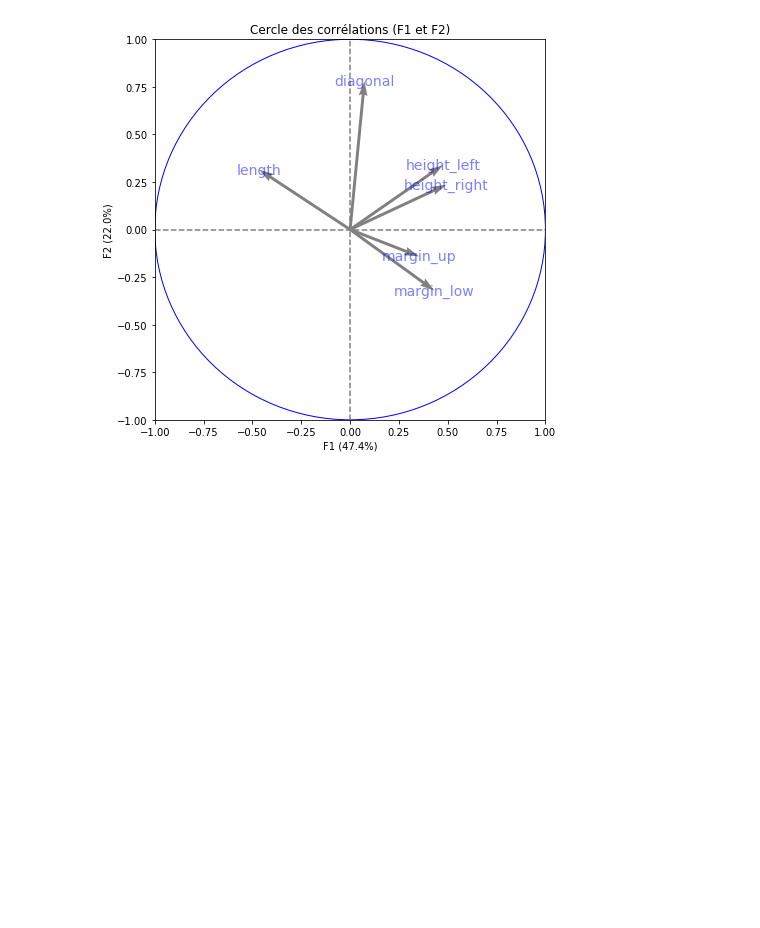
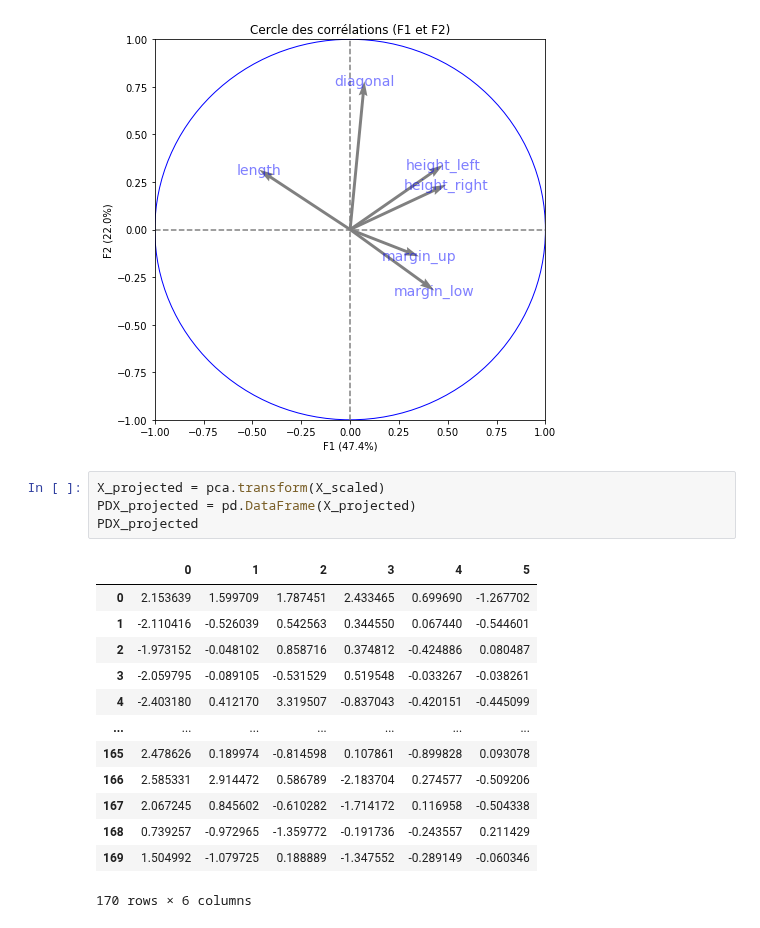
Before and after one commit to Sh4mSh4m/OCR_DA_proj6, a Jupyter notebook: Projet 6.ipynb, the cells around one changed output. Saved outputs shown, nothing was run; the diff lists cells and outputs as text; blank space fills up the shorter version.

```diff
--- a/Projet 6.ipynb
+++ b/Projet 6.ipynb
@@ -124,4 +188,22 @@ display_circles(pcs,6,pca,[(0,1)],
                 labels=data_raw.loc[:,"diagonal":"length"].columns)
 # %% [output]
 [figure]
+# %%
+X_projected = pca.transform(X_scaled)
+PDX_projected = pd.DataFrame(X_projected)
+PDX_projected
+# %% [output]
+|  | 0 | 1 | 2 | 3 | 4 | 5 |
+| 0 | 2.153639 | 1.599709 | 1.787451 | 2.433465 | 0.699690 | -1.267702 |
+| 1 | -2.110416 | -0.526039 | 0.542563 | 0.344550 | 0.067440 | -0.544601 |
+| 2 | -1.973152 | -0.048102 | 0.858716 | 0.374812 | -0.424886 | 0.080487 |
+| 3 | -2.059795 | -0.089105 | -0.531529 | 0.519548 | -0.033267 | -0.038261 |
+| 4 | -2.403180 | 0.412170 | 3.319507 | -0.837043 | -0.420151 | -0.445099 |
+| ... | ... | ... | ... | ... | ... | ... |
+| 165 | 2.478626 | 0.189974 | -0.814598 | 0.107861 | -0.899828 | 0.093078 |
+| 166 | 2.585331 | 2.914472 | 0.586789 | -2.183704 | 0.274577 | -0.509206 |
+| 167 | 2.067245 | 0.845602 | -0.610282 | -1.714172 | 0.116958 | -0.504338 |
+| 168 | 0.739257 | -0.972965 | -1.359772 | -0.191736 | -0.243557 | 0.211429 |
+| 169 | 1.504992 | -1.079725 | 0.188889 | -1.347552 | -0.289149 | -0.060346 |
+170 rows × 6 columns
 # %%
```
Also changed, not shown: parts of 32 cells of this notebook, 1 other file.
